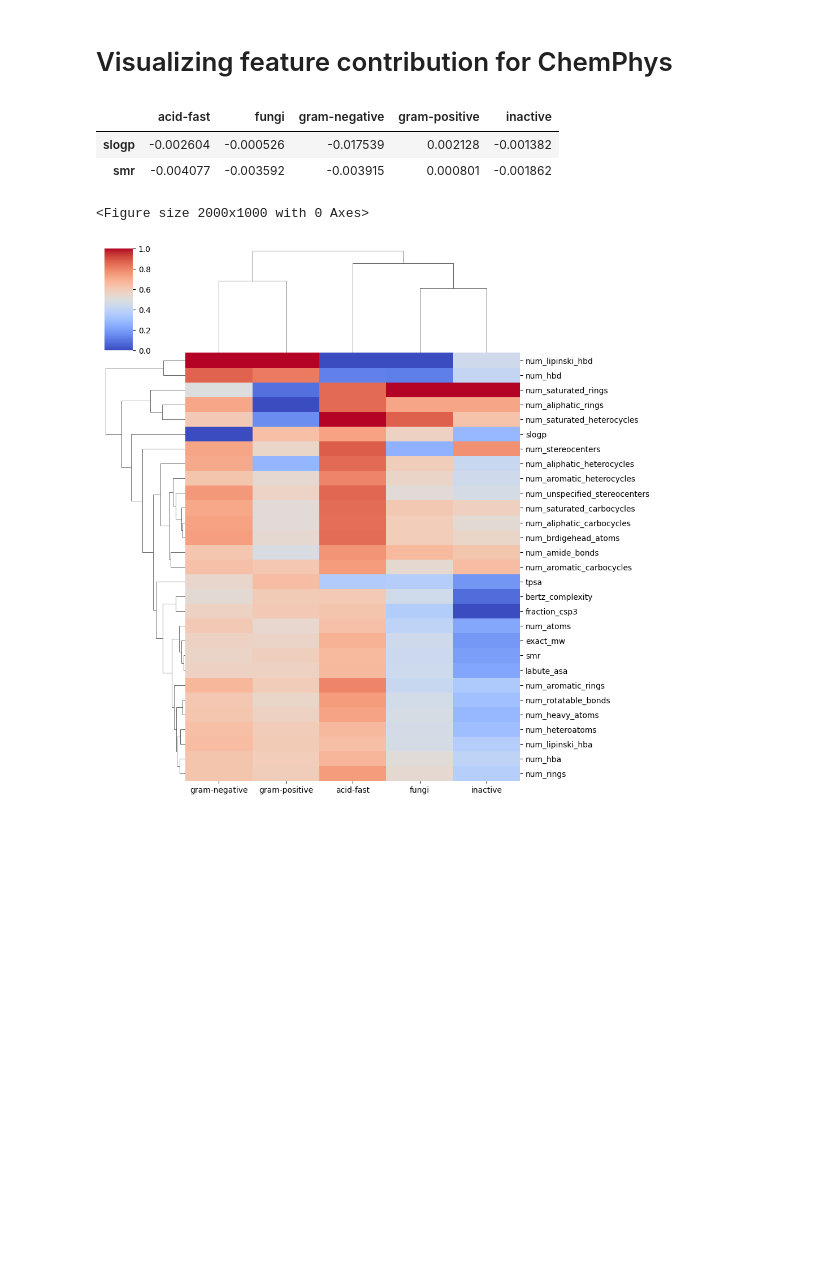
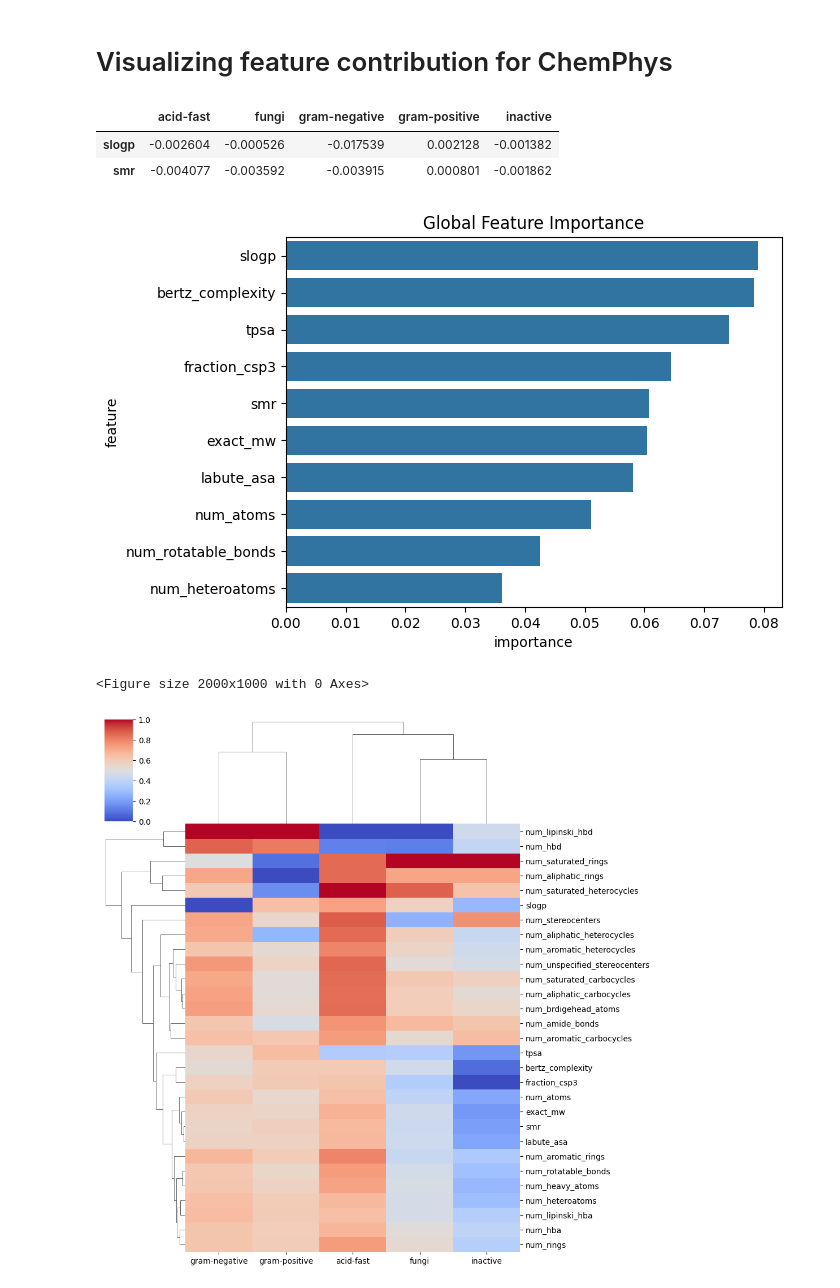
Before and after one commit to IMI-COMBINE/broad_spectrum_prediction, a Jupyter notebook: src/8_feature_importance.ipynb, the cells around one changed output. Drawn from its saved outputs; the diff is of its cells as text; code cells hidden in the pictures; blank space fills up the shorter version.

Commit message:
add global chemphys

```diff
--- a/src/8_feature_importance.ipynb
+++ b/src/8_feature_importance.ipynb
@@ -64,6 +64,12 @@ all_feature_importance = pd.DataFrame(
 all_feature_importance = all_feature_importance.sort_values(
     by="importance", ascending=False
 )
+# %%
+plt.title("Global Feature Importance")
+sns.barplot(x="importance", y="feature", data=all_feature_importance.head(10))
+plt.show()
+# %% [output]
+[figure, added]
 # %%
 k = feature_imp_median_df.copy(deep=True)
 
```
